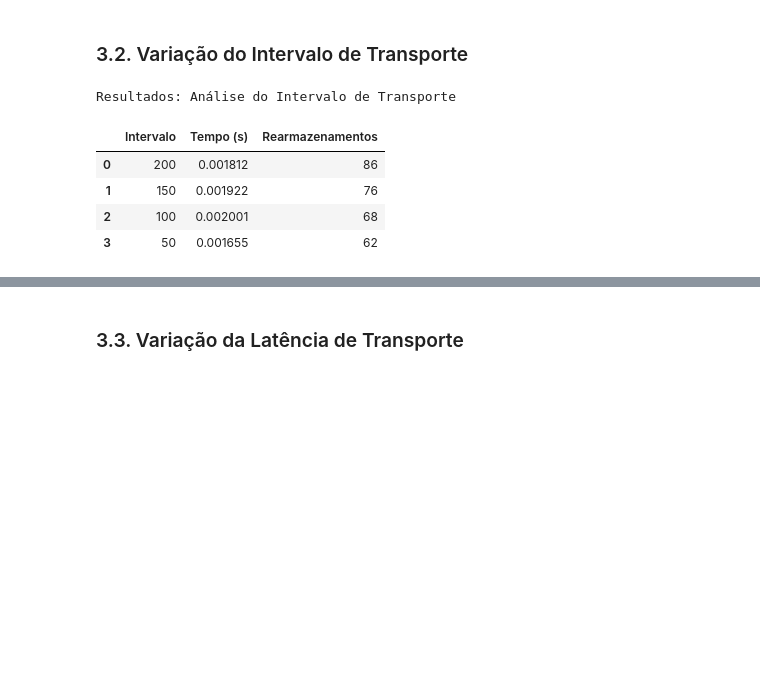
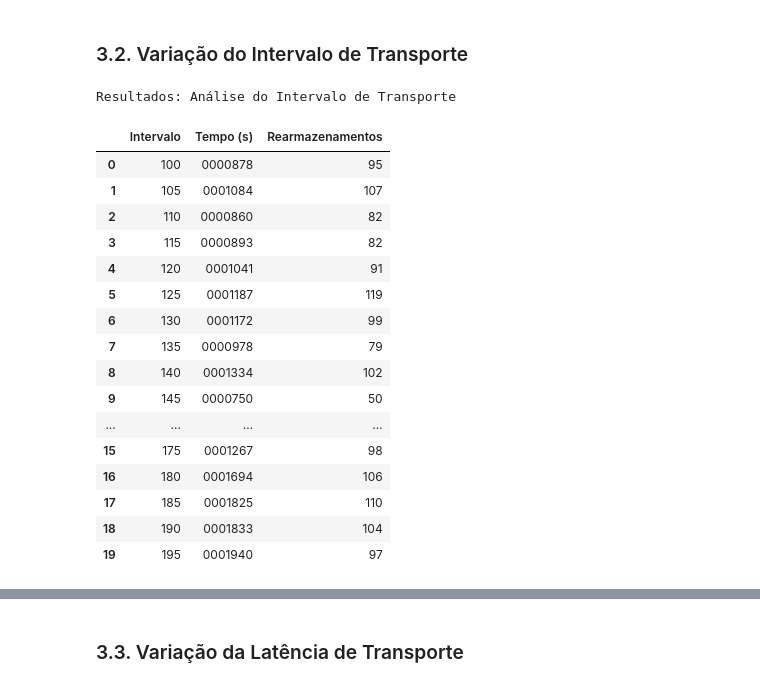
Before and after one commit to vini-alg/Sistema-de-Escalonamento-Log-stico-TP_ED-, a Jupyter notebook: analise.ipynb, the cells around one changed output, grey strips where cells are left out. Cells and saved outputs as stored; diff of their text form; code cells hidden in the pictures; blank space fills up the shorter version.

```diff
--- a/analise.ipynb
+++ b/analise.ipynb
@@ -58,16 +59,14 @@ def generate_input_file(params):
 
 def run_simulation():
     """Runs the simulation and returns execution time and rearmazenamentos count."""
-    start_time = time.time()
     result = subprocess.run([EXECUTABLE, TEMP_INPUT_FILE], capture_output=True, text=True)
-    end_time = time.time()
 
     if result.returncode != 0:
         print("Error running simulation:")
         print(result.stderr)
         return 0, 0
 
-    execution_time = end_time - start_time
+    execution_time = result.stdout.splitlines()[-1].split()[0]
     rearmazenamentos = result.stdout.count('rearmazenado')
     return execution_time, rearmazenamentos
 
@@ -85,7 +84,7 @@ def plot_single_metric(df, x_col, y_col, title, x_label, y_label, filename):
 ## 1. Análise do Número de Armazéns
 # %%
 results = []
-num_armazens_list = [4, 8, 12, 16, 20]
+num_armazens_list = np.linspace(4, 100, num=20, dtype=int).tolist()  # Ensure we have a range of values
 
 for num in num_armazens_list:
     params = {
@@ -128,7 +138,7 @@ plot_single_metric(df_armazens, 'Armazens', 'Rearmazenamentos',
 ## 2. Análise do Número de Pacotes
 # %%
 results = []
-num_pacotes_list = [25, 50, 100, 150, 200]
+num_pacotes_list = [num for num in range(1,BASE_NUM_PACOTES * (BASE_NUM_ARMAZENS // 4), 2) if num <= BASE_NUM_PACOTES * (BASE_NUM_ARMAZENS // 4)]  # Limit to max packages based on armazens
 
 for num in num_pacotes_list:
     params = {
@@ -173,7 +194,7 @@ plot_single_metric(df_pacotes, 'Pacotes', 'Rearmazenamentos',
 ### 3.1. Variação da Capacidade de Transporte
 # %%
 results = []
-capacidade_list = [1, 2, 5, 10]
+capacidade_list = [cap for cap in range(1, 100, 5)]  # Limit to max capacity
 
 for cap in capacidade_list:
     params = {
@@ -215,30 +248,42 @@ plot_single_metric(df_capacidade, 'Capacidade', 'Rearmazenamentos',
 ### 3.2. Variação do Intervalo de Transporte
 # %%
 results = []
-intervalo_list = [200, 150, 100, 50]
+intervalo_list = [num for num in range(BASE_INTERVALO_TRANSPORTE, 200, 5)]  # Include the base interval
 
 for interv in intervalo_list:
     params = {
         'capacidade_transporte': BASE_CAPACIDADE_TRANSPORTE,
         'latencia_transporte': BASE_LATENCIA_TRANSPORTE,
         'intervalo_transporte': interv,
         'custo_remocao': BASE_CUSTO_REMOCAO,
         'num_armazens': BASE_NUM_ARMAZENS,
         'num_pacotes': BASE_NUM_PACOTES
     }
     generate_input_file(params)
     exec_time, rearmz = run_simulation()
     results.append({'Intervalo': interv, 'Tempo (s)': exec_time, 'Rearmazenamentos': rearmz})
 
 df_intervalo = pd.DataFrame(results)
 print("Resultados: Análise do Intervalo de Transporte")
 display(df_intervalo)
 # %% [output]
 Resultados: Análise do Intervalo de Transporte
 |  | Intervalo | Tempo (s) | Rearmazenamentos |
-| 0 | 200 | 0.001812 | 86 |
-| 1 | 150 | 0.001922 | 76 |
-| 2 | 100 | 0.002001 | 68 |
-| 3 | 50 | 0.001655 | 62 |
+| 0 | 100 | 0000878 | 95 |
+| 1 | 105 | 0001084 | 107 |
+| 2 | 110 | 0000860 | 82 |
+| 3 | 115 | 0000893 | 82 |
+| 4 | 120 | 0001041 | 91 |
+| 5 | 125 | 0001187 | 119 |
+| 6 | 130 | 0001172 | 99 |
+| 7 | 135 | 0000978 | 79 |
+| 8 | 140 | 0001334 | 102 |
+| 9 | 145 | 0000750 | 50 |
+| ... | ... | ... | ... |
+| 15 | 175 | 0001267 | 98 |
+| 16 | 180 | 0001694 | 106 |
+| 17 | 185 | 0001825 | 110 |
+| 18 | 190 | 0001833 | 104 |
+| 19 | 195 | 0001940 | 97 |
 # %%
 # Gráfico para Tempo de Execução
```
Also changed, not shown: parts of 10 cells of this notebook.
